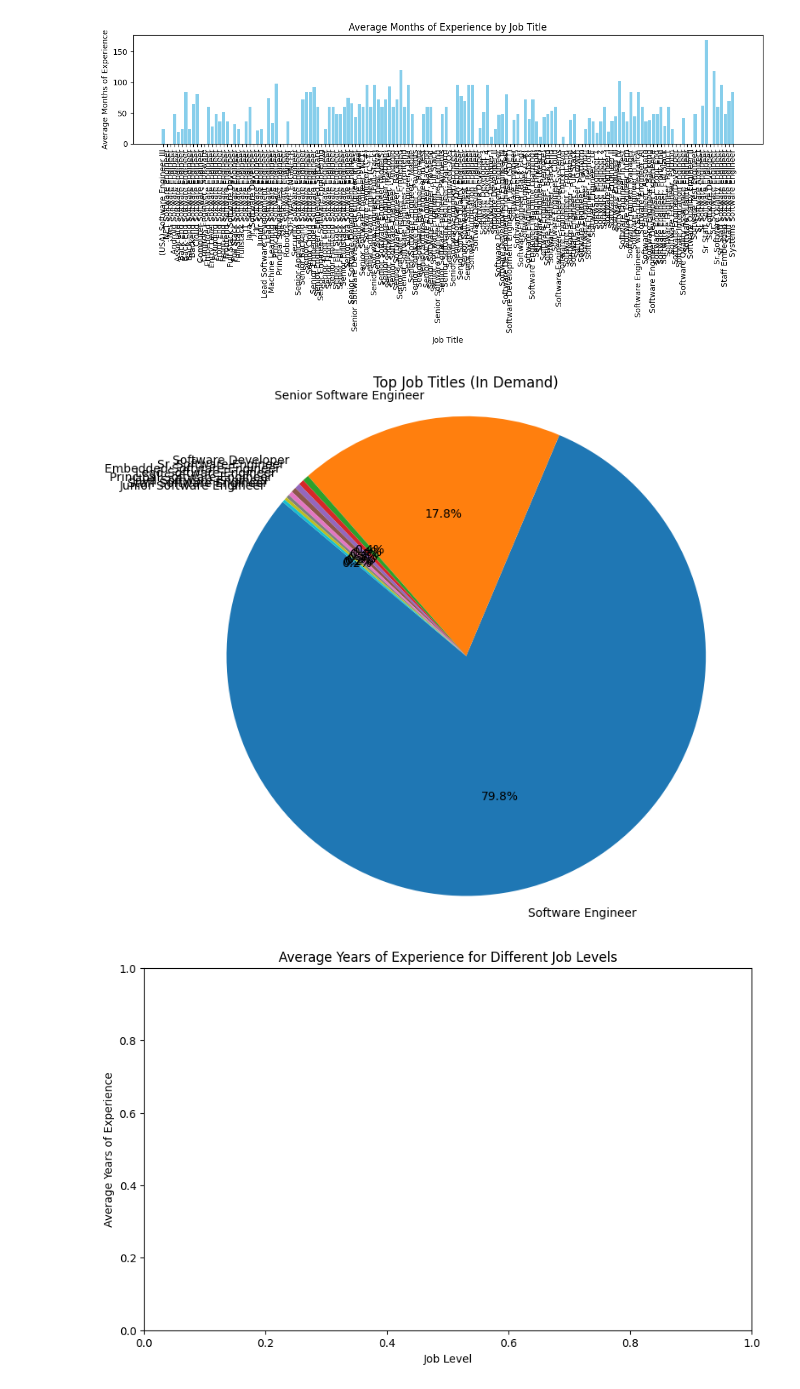
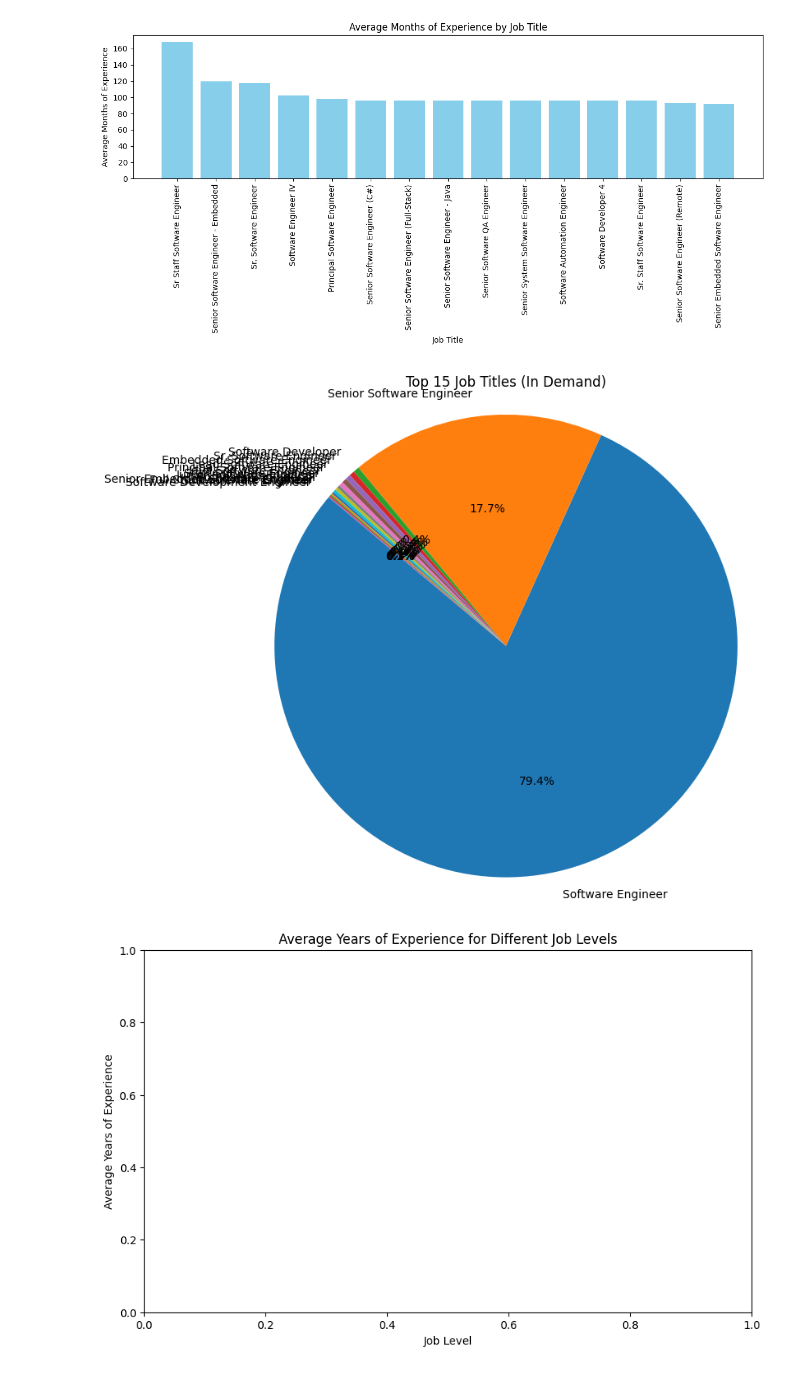
Before and after one commit to emin1731/tech-job-market-data, a Jupyter notebook: Team_Project_Task4.ipynb, the cells around one changed output. Cells and saved outputs as stored; diff of their text form; code cells hidden in the pictures.

```diff
--- a/Team_Project_Task4.ipynb
+++ b/Team_Project_Task4.ipynb
@@ -8,39 +8,48 @@ postings = pd.read_csv('/content/drive/MyDrive/postings.csv')
 
 # Merging the dataframes on job_title
 merged_data = pd.merge(jobs, postings, left_on='title', right_on='job_title')
 
-# Grouping by average years of experience
+# Grouping by average months of experience
 experience_stats = merged_data.groupby('title')['months_experience'].mean().reset_index()
+
+# Selecting top 15 job titles
+experience_stats = experience_stats.nlargest(15, 'months_experience')
+
+# Dropping entries with 0 months of experience
+experience_stats = experience_stats[experience_stats['months_experience'] != 0]
 
 # Illustration
 plt.figure(figsize=(12, 6))
 
-# Average Years of Experience Plot
+# Average Months of Experience Plot
 plt.bar(experience_stats['title'], experience_stats['months_experience'], color='skyblue')
 plt.title('Average Months of Experience by Job Title')
 plt.ylabel('Average Months of Experience')
 plt.xlabel('Job Title')
 plt.xticks(rotation=90)  # Rotate x-axis labels for better readability
 
 plt.tight_layout()
 plt.show()
 
 # Analyzing the most in-demand software engineering job titles
 job_title_counts = merged_data["title"].value_counts()
-top_n_titles = job_title_counts.head(10)
+top_n_titles = job_title_counts.head(15)
+
+# Drop entries with 0 count
+top_n_titles = top_n_titles[top_n_titles != 0]
 
 labels = top_n_titles.index.to_numpy()
 sizes = top_n_titles.to_numpy()
 
 # Create the pie chart
 plt.figure(figsize=(8, 8))
 plt.pie(sizes, labels=labels, autopct="%1.1f%%", startangle=140)
-plt.title("Top Job Titles (In Demand)")
+plt.title("Top 15 Job Titles (In Demand)")
 plt.axis("equal")  # Equal aspect ratio ensures a circular pie chart
 plt.show()
 # %% [output]
-[figure, old version]
+[figure, new version]
-[figure, old version]
+[figure, new version]
 # %%
 
 import matplotlib.pyplot as plt
```
